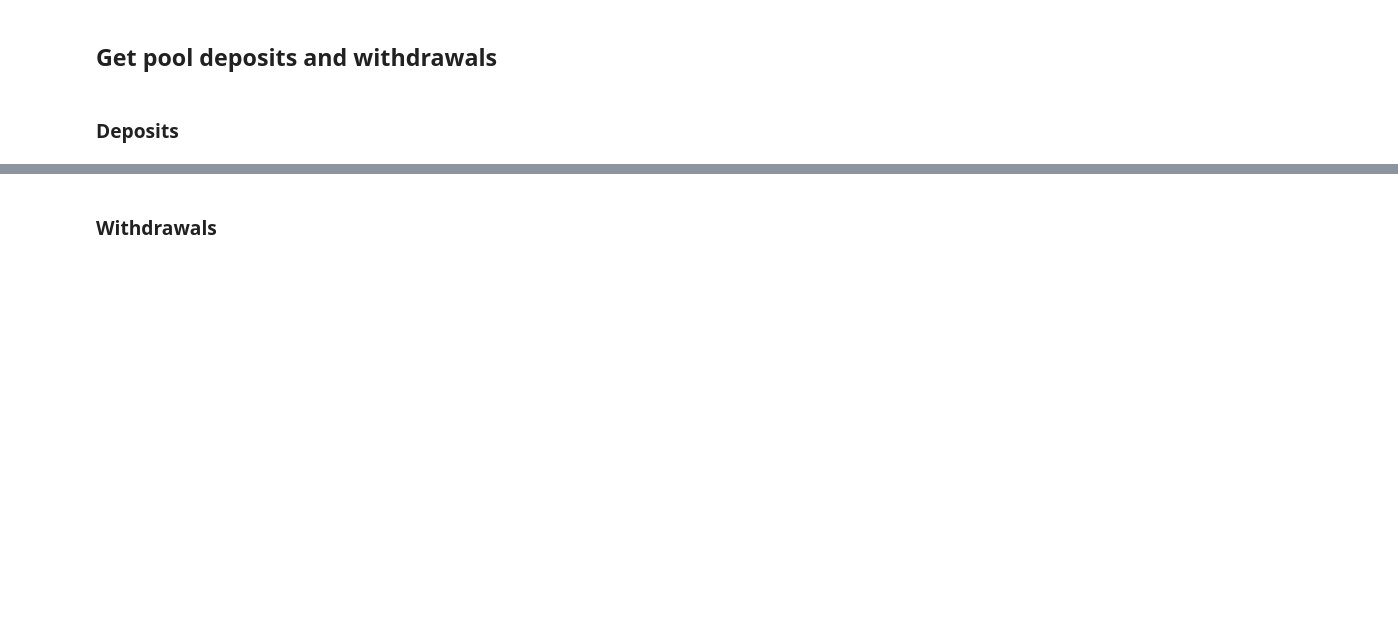
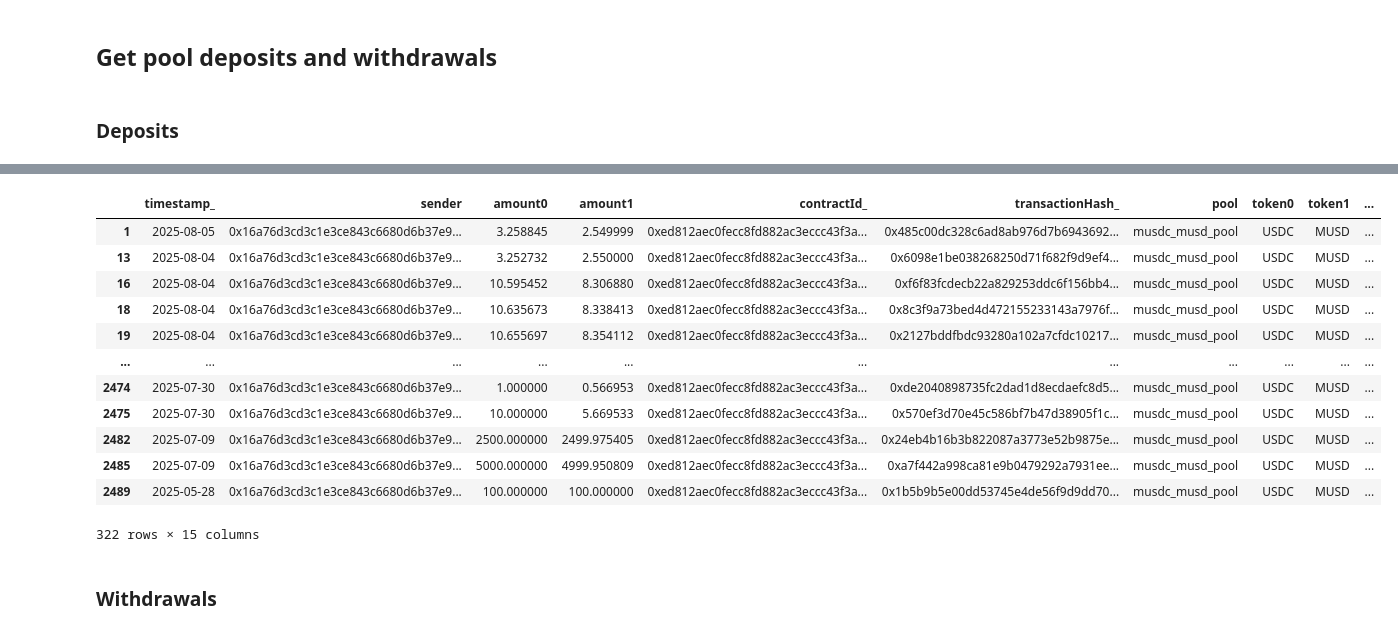
Before and after one commit to thesis/mezo-analytics, a Jupyter notebook: notebooks/pools.ipynb, the cells around one changed output, grey strips where cells are left out. Drawn from its saved outputs; the diff is of its cells as text; code cells hidden in the pictures; blank space fills up the shorter version.

```diff
--- a/notebooks/pools.ipynb
+++ b/notebooks/pools.ipynb
@@ -313,3 +516,19 @@ ddf
+# %%
+ddf.loc[ddf['pool'] == 'musdc_musd_pool']
+# %% [output]
+|  | timestamp_ | sender | amount0 | amount1 | contractId_ | transactionHash_ | pool | token0 | token1 | ... |
+| 1 | 2025-08-05 | 0x16a76d3cd3c1e3ce843c6680d6b37e9... | 3.258845 | 2.549999 | 0xed812aec0fecc8fd882ac3eccc43f3a... | 0x485c00dc328c6ad8ab976d7b6943692... | musdc_musd_pool | USDC | MUSD | ... |
+| 13 | 2025-08-04 | 0x16a76d3cd3c1e3ce843c6680d6b37e9... | 3.252732 | 2.550000 | 0xed812aec0fecc8fd882ac3eccc43f3a... | 0x6098e1be038268250d71f682f9d9ef4... | musdc_musd_pool | USDC | MUSD | ... |
+| 16 | 2025-08-04 | 0x16a76d3cd3c1e3ce843c6680d6b37e9... | 10.595452 | 8.306880 | 0xed812aec0fecc8fd882ac3eccc43f3a... | 0xf6f83fcdecb22a829253ddc6f156bb4... | musdc_musd_pool | USDC | MUSD | ... |
+| 18 | 2025-08-04 | 0x16a76d3cd3c1e3ce843c6680d6b37e9... | 10.635673 | 8.338413 | 0xed812aec0fecc8fd882ac3eccc43f3a... | 0x8c3f9a73bed4d472155233143a7976f... | musdc_musd_pool | USDC | MUSD | ... |
+| 19 | 2025-08-04 | 0x16a76d3cd3c1e3ce843c6680d6b37e9... | 10.655697 | 8.354112 | 0xed812aec0fecc8fd882ac3eccc43f3a... | 0x2127bddfbdc93280a102a7cfdc10217... | musdc_musd_pool | USDC | MUSD | ... |
+| ... | ... | ... | ... | ... | ... | ... | ... | ... | ... | ... |
+| 2474 | 2025-07-30 | 0x16a76d3cd3c1e3ce843c6680d6b37e9... | 1.000000 | 0.566953 | 0xed812aec0fecc8fd882ac3eccc43f3a... | 0xde2040898735fc2dad1d8ecdaefc8d5... | musdc_musd_pool | USDC | MUSD | ... |
+| 2475 | 2025-07-30 | 0x16a76d3cd3c1e3ce843c6680d6b37e9... | 10.000000 | 5.669533 | 0xed812aec0fecc8fd882ac3eccc43f3a... | 0x570ef3d70e45c586bf7b47d38905f1c... | musdc_musd_pool | USDC | MUSD | ... |
+| 2482 | 2025-07-09 | 0x16a76d3cd3c1e3ce843c6680d6b37e9... | 2500.000000 | 2499.975405 | 0xed812aec0fecc8fd882ac3eccc43f3a... | 0x24eb4b16b3b822087a3773e52b9875e... | musdc_musd_pool | USDC | MUSD | ... |
+| 2485 | 2025-07-09 | 0x16a76d3cd3c1e3ce843c6680d6b37e9... | 5000.000000 | 4999.950809 | 0xed812aec0fecc8fd882ac3eccc43f3a... | 0xa7f442a998ca81e9b0479292a7931ee... | musdc_musd_pool | USDC | MUSD | ... |
+| 2489 | 2025-05-28 | 0x16a76d3cd3c1e3ce843c6680d6b37e9... | 100.000000 | 100.000000 | 0xed812aec0fecc8fd882ac3eccc43f3a... | 0x1b5b9b5e00dd53745e4de56f9d9dd70... | musdc_musd_pool | USDC | MUSD | ... |
+322 rows × 15 columns
 # %% [markdown]
 ### Withdrawals
 # %%
```
Also changed, not shown: parts of 34 cells of this notebook, 5 other files.
